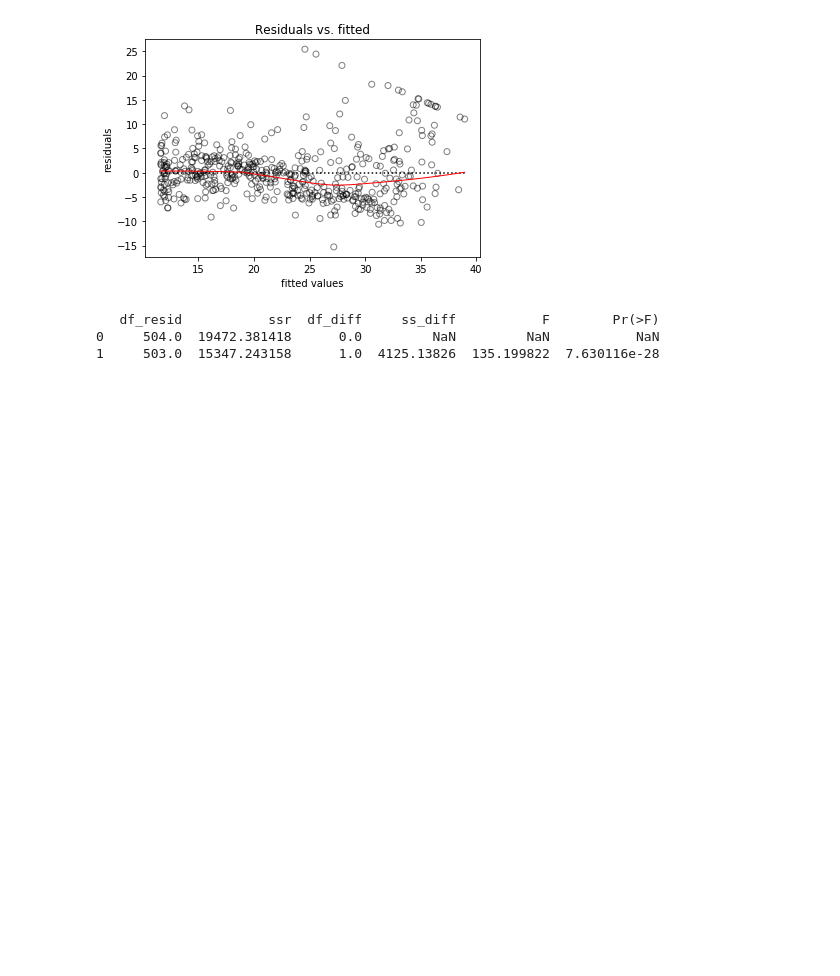
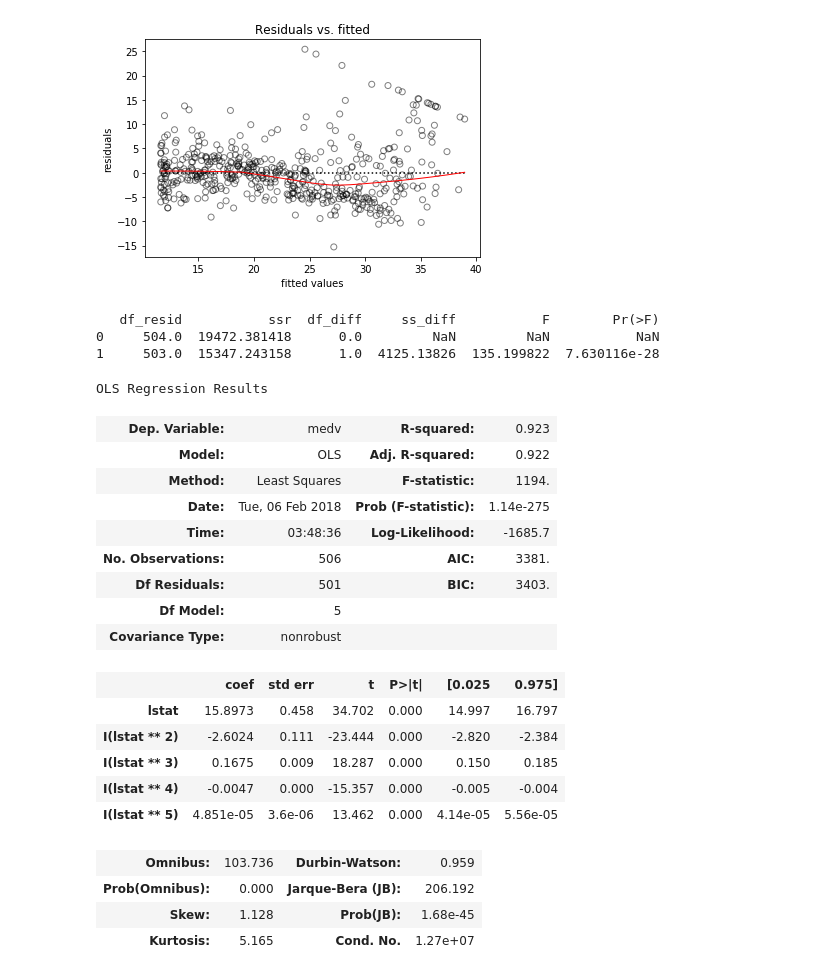
Before and after one commit to joswoo/pattern-recognition, a Jupyter notebook: lab3.ipynb, the cells around one changed output. Drawn from its saved outputs; the diff is of its cells as text; code cells hidden in the pictures; blank space fills up the shorter version.

```diff
--- a/lab3.ipynb
+++ b/lab3.ipynb
@@ -349,0 +347,26 @@ print(table)
+# %%
+# ADD up to 5th order polynomials
+lm5 = smf.ols('medv ~ lstat + I(lstat**2) + I(lstat**3) + I(lstat**4) + I(lstat**5)', data=Boston)
+lm5_fit = lm5.fit()
+lm5_fit.summary()
+# %% [output]
+OLS Regression Results
+| Dep. Variable: | medv | R-squared: | 0.923 |
+| Model: | OLS | Adj. R-squared: | 0.922 |
+| Method: | Least Squares | F-statistic: | 1194. |
+| Date: | Tue, 06 Feb 2018 | Prob (F-statistic): | 1.14e-275 |
+| Time: | 03:48:36 | Log-Likelihood: | -1685.7 |
+| No. Observations: | 506 | AIC: | 3381. |
+| Df Residuals: | 501 | BIC: | 3403. |
+| Df Model: | 5 |  |  |
+| Covariance Type: | nonrobust |  |  |
+|  | coef | std err | t | P>|t| | [0.025 | 0.975] |
+| lstat | 15.8973 | 0.458 | 34.702 | 0.000 | 14.997 | 16.797 |
+| I(lstat ** 2) | -2.6024 | 0.111 | -23.444 | 0.000 | -2.820 | -2.384 |
+| I(lstat ** 3) | 0.1675 | 0.009 | 18.287 | 0.000 | 0.150 | 0.185 |
+| I(lstat ** 4) | -0.0047 | 0.000 | -15.357 | 0.000 | -0.005 | -0.004 |
+| I(lstat ** 5) | 4.851e-05 | 3.6e-06 | 13.462 | 0.000 | 4.14e-05 | 5.56e-05 |
+| Omnibus: | 103.736 | Durbin-Watson: | 0.959 |
+| Prob(Omnibus): | 0.000 | Jarque-Bera (JB): | 206.192 |
+| Skew: | 1.128 | Prob(JB): | 1.68e-45 |
+| Kurtosis: | 5.165 | Cond. No. | 1.27e+07 |
```
Also changed, not shown: parts of 7 cells of this notebook.
